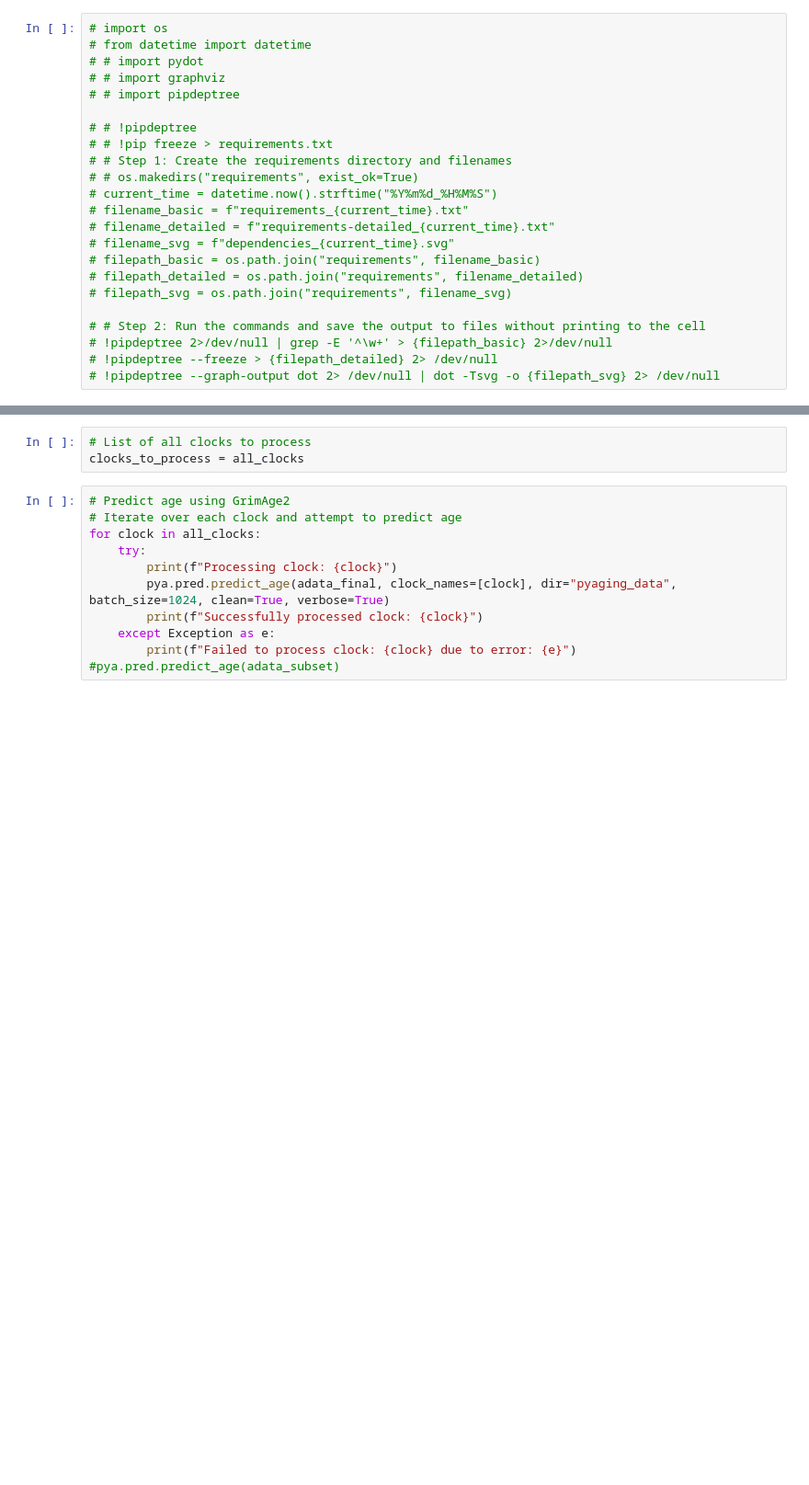
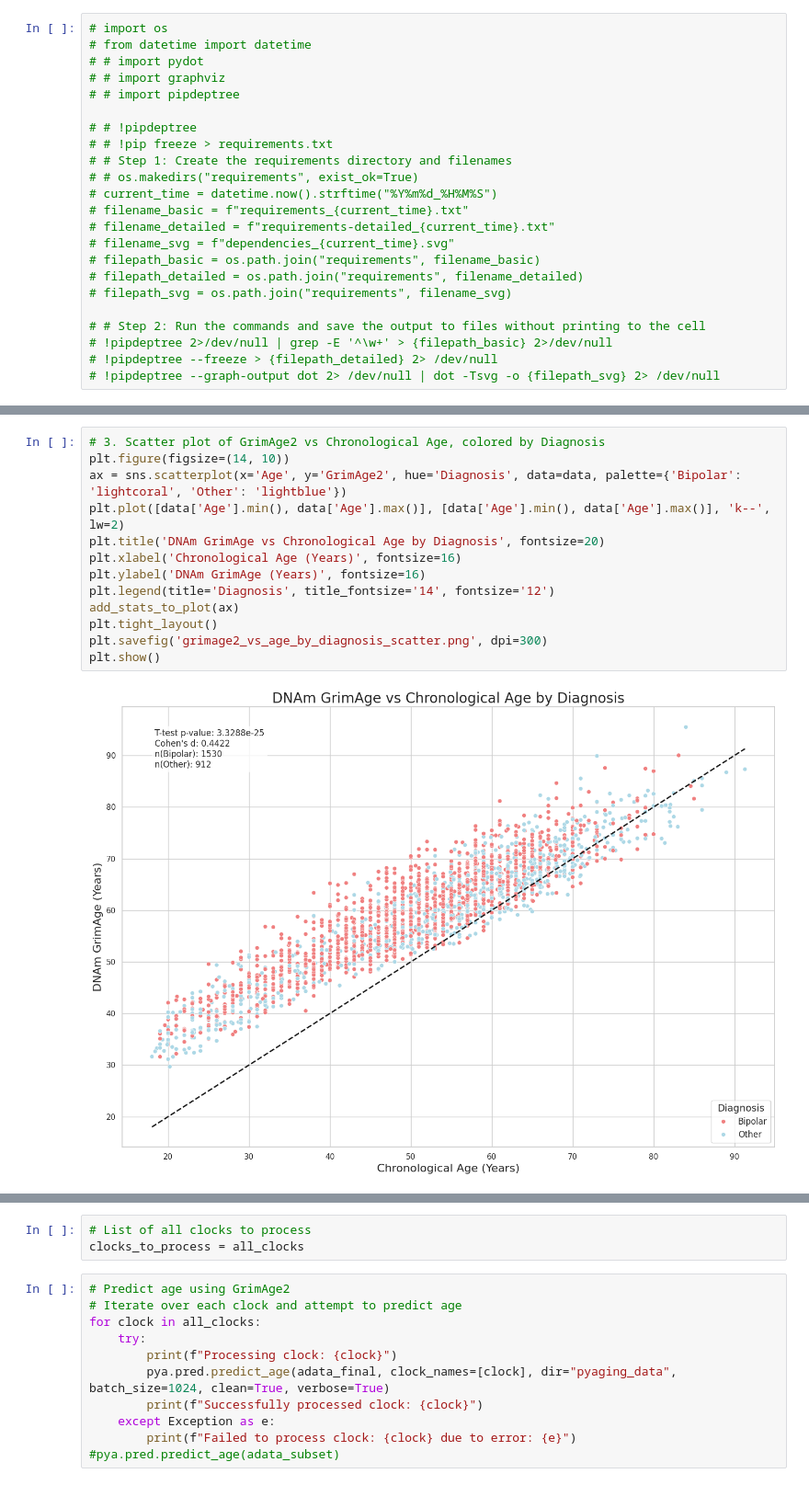
Before and after one commit to lowestprime/BP-DNAm_pub, a Jupyter notebook: Jupyter/RAW_GRIMAGE2.ipynb, the cells around one changed output, grey strips where cells are left out. Shown at 92% size. Saved outputs shown, nothing was run; the diff lists cells and outputs as text; blank space fills up the shorter version.

```diff
--- a/Jupyter/RAW_GRIMAGE2.ipynb
+++ b/Jupyter/RAW_GRIMAGE2.ipynb
@@ -180,0 +514,15 @@ AttributeError: 'NoneType' object has no attribute 'obsm'
+# %%
+# 3. Scatter plot of GrimAge2 vs Chronological Age, colored by Diagnosis
+plt.figure(figsize=(14, 10))
+ax = sns.scatterplot(x='Age', y='GrimAge2', hue='Diagnosis', data=data, palette={'Bipolar': 'lightcoral', 'Other': 'lightblue'})
+plt.plot([data['Age'].min(), data['Age'].max()], [data['Age'].min(), data['Age'].max()], 'k--', lw=2)
+plt.title('DNAm GrimAge vs Chronological Age by Diagnosis', fontsize=20)
+plt.xlabel('Chronological Age (Years)', fontsize=16)
+plt.ylabel('DNAm GrimAge (Years)', fontsize=16)
+plt.legend(title='Diagnosis', title_fontsize='14', fontsize='12')
+add_stats_to_plot(ax)
+plt.tight_layout()
+plt.savefig('grimage2_vs_age_by_diagnosis_scatter.png', dpi=300)
+plt.show()
+# %% [output]
+[figure, added]
```
Also changed, not shown: parts of 29 cells of this notebook, 9 other files.
